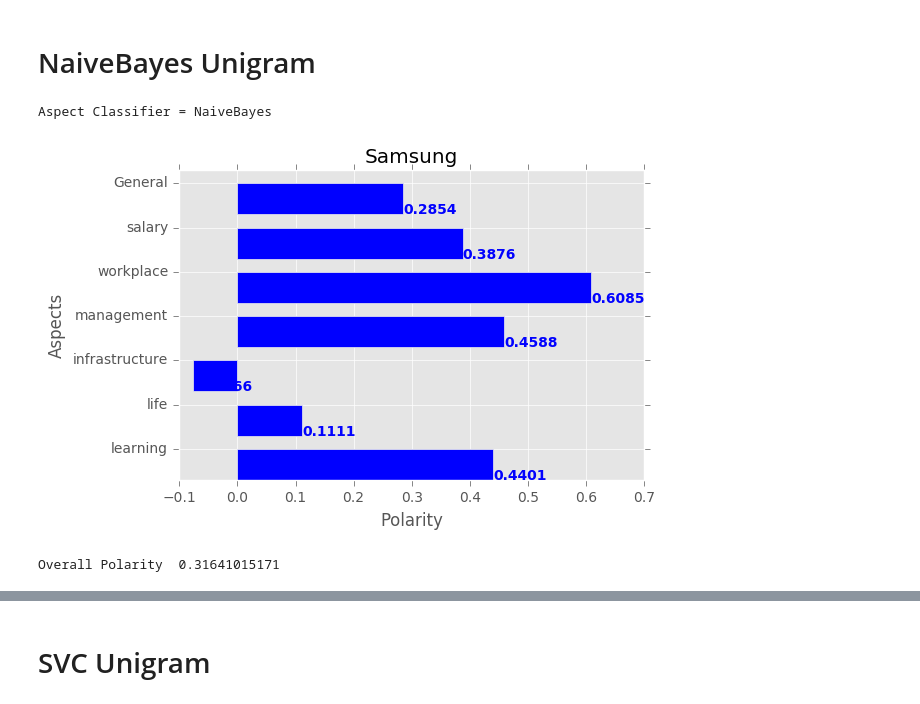
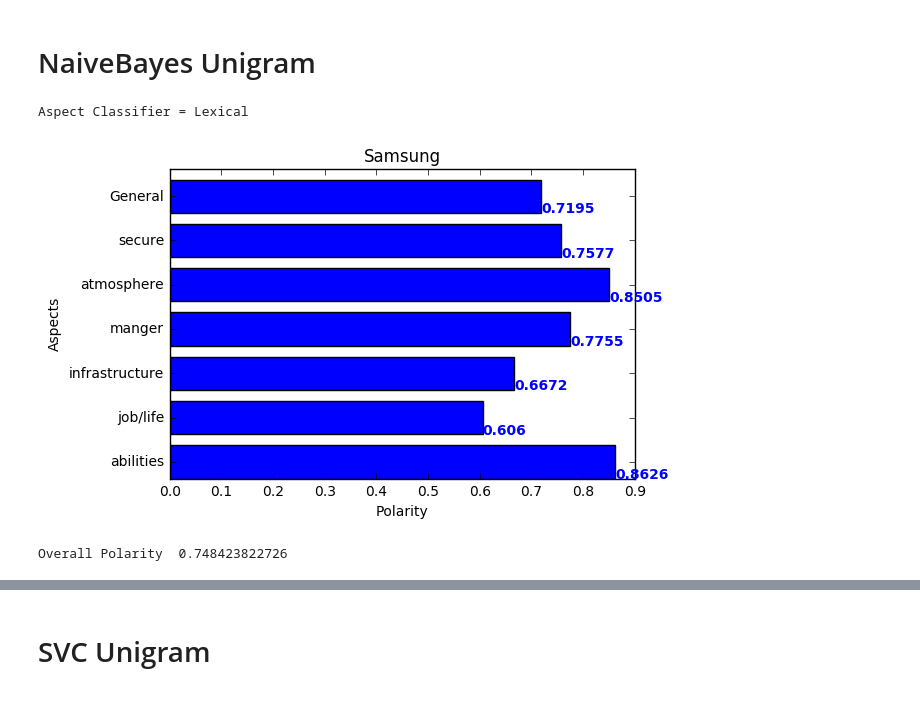
Before and after one commit to pranavshenoy/job_analysis, a Jupyter notebook: Result/result.ipynb, the cells around one changed output, grey strips where cells are left out. Cells and saved outputs as stored; diff of their text form; code cells hidden in the pictures.

```diff
--- a/Result/result.ipynb
+++ b/Result/result.ipynb
@@ -430,3 +396,0 @@ aspect_count =Counter({'Aspect7': 8, 'Aspect4': 2})
-# %%
-# only for displaying    naivebayes aspect classifier
-aspect_polarity,aspect_count=svc_unigram(dataset[:10],'naivebayes')
@@ -579,9 +397,3 @@ def svc_bigram(dataset,aspect_analysis):        #first find the polarity and the
-# %%
-#only for displaying
-aspect_polarity,aspect_count=svc_bigram(dataset[:10],'lexical')
-# %%
-#only for displaying
-aspect_polarity,aspect_count=svc_bigram(dataset[:10],'naivebayes')
 # %%
 def plot(y_axis,x_axis,company_name):                     # plots a bar graph
     fig, ax = plt.subplots()
@@ -618,20 +430,17 @@ def result(aspect_polarity,aspect_count,company_name):    #input - polarity for
     total_polarity=total_polarity+polarity
     total_polarity=total_polarity/7
     print 'Overall Polarity  '+str(total_polarity)
-# %%
-#dataset
-dataset=preprocessing('Samsung')
 # %% [markdown]
 # NaiveBayes Unigram
 # %%
-print 'Aspect Classifier = NaiveBayes'
-aspect_polarity1,aspect_count1=naiveBayes_unigram(dataset[:1000],'naivebayes')
+print 'Aspect Classifier = Lexical'
+aspect_polarity2,aspect_count2=naiveBayes_unigram(dataset[:1000],'lexical')
 #with open('aspect_polarity1','w') as f:
 #    json.dump(aspect_polarity1,f)
 #with open('aspect_count1','w') as f:
 #    json.dump(aspect_count1,f)
-result(aspect_polarity1 , aspect_count1,'Samsung')
+result(aspect_polarity2 , aspect_count2,'Samsung')
 # %% [output]
-Aspect Classifier = NaiveBayes
+Aspect Classifier = Lexical
-[figure, old version]
+[figure, new version]
-Overall Polarity  0.31641015171
+Overall Polarity  0.748423822726
```
Also changed, not shown: parts of 31 cells of this notebook, 10 other files.
